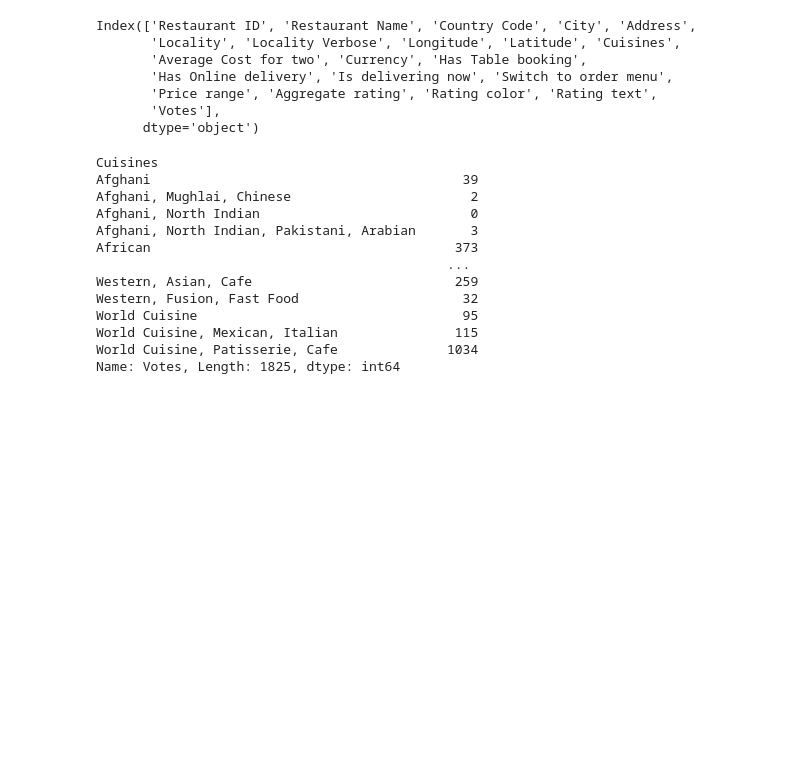
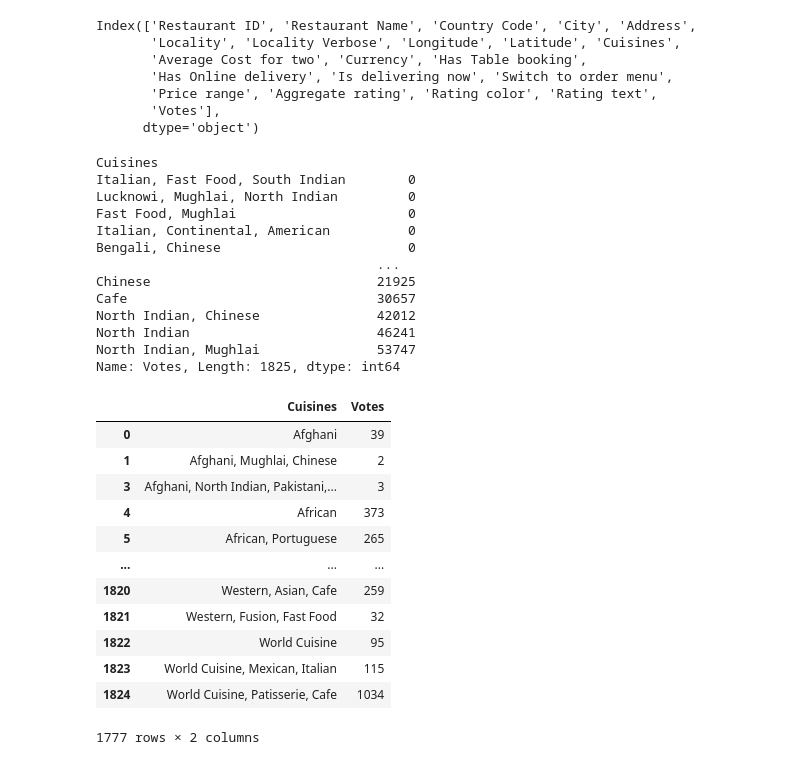
Before and after one commit to Vanshaj14Mohan/Restaurant-Ratings-Prediction, a Jupyter notebook: Files/main.ipynb, the cells around one changed output. Cells and saved outputs as stored; diff of their text form; code cells hidden in the pictures; blank space fills up the shorter version.

```diff
--- a/Files/main.ipynb
+++ b/Files/main.ipynb
@@ -156,18 +156,36 @@ Index(['Restaurant ID', 'Restaurant Name', 'Country Code', 'City', 'Address',
       dtype='object')
 # %%
 #For Cuisines and their total number of votes
-df.groupby("Cuisines")["Votes"].sum()
+df.groupby("Cuisines")["Votes"].sum().sort_values(ascending=True)
 # %% [output]
 Cuisines
-Afghani                                        39
-Afghani, Mughlai, Chinese                       2
-Afghani, North Indian                           0
-Afghani, North Indian, Pakistani, Arabian       3
-African                                       373
-                                             ...
-Western, Asian, Cafe                          259
-Western, Fusion, Fast Food                     32
-World Cuisine                                  95
-World Cuisine, Mexican, Italian               115
-World Cuisine, Patisserie, Cafe              1034
+Italian, Fast Food, South Indian        0
+Lucknowi, Mughlai, North Indian         0
+Fast Food, Mughlai                      0
+Italian, Continental, American          0
+Bengali, Chinese                        0
+                                    ...
+Chinese                             21925
+Cafe                                30657
+North Indian, Chinese               42012
+North Indian                        46241
+North Indian, Mughlai               53747
 Name: Votes, Length: 1825, dtype: int64
+# %%
+data = df.groupby("Cuisines")["Votes"].sum().reset_index()
+# %%
+data[data["Votes"] != 0]
+# %% [output]
+|  | Cuisines | Votes |
+| 0 | Afghani | 39 |
+| 1 | Afghani, Mughlai, Chinese | 2 |
+| 3 | Afghani, North Indian, Pakistani,... | 3 |
+| 4 | African | 373 |
+| 5 | African, Portuguese | 265 |
+| ... | ... | ... |
+| 1820 | Western, Asian, Cafe | 259 |
+| 1821 | Western, Fusion, Fast Food | 32 |
+| 1822 | World Cuisine | 95 |
+| 1823 | World Cuisine, Mexican, Italian | 115 |
+| 1824 | World Cuisine, Patisserie, Cafe | 1034 |
+1777 rows × 2 columns
```
